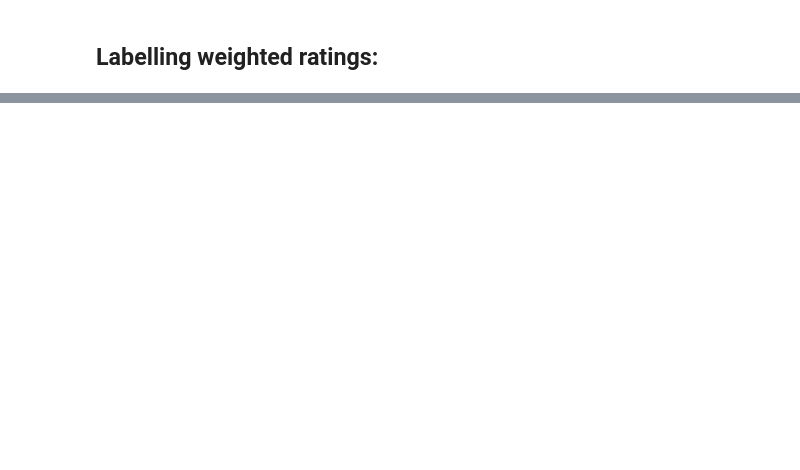
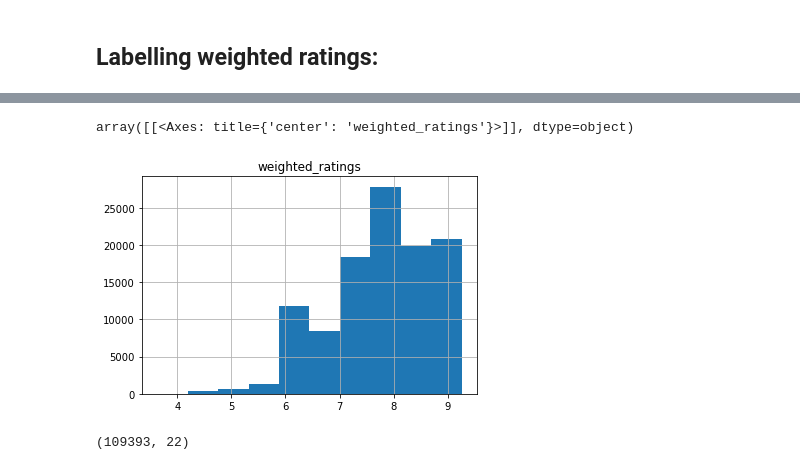
Before and after one commit to caseynator123/EDP_assigment2, a Jupyter notebook: preprocessing/preprocessing_data.ipynb, the cells around one changed output, grey strips where cells are left out. Cells and saved outputs as stored; diff of their text form; code cells hidden in the pictures; blank space fills up the shorter version.

```diff
--- a/preprocessing/preprocessing_data.ipynb
+++ b/preprocessing/preprocessing_data.ipynb
@@ -235,0 +261,8 @@ df.to_csv(path + 'processed/processed_books.csv', index = False)
+# %%
+read_books = weighted_ratings.groupby('ISBN')['times_read'].sum()
+
+# books that have are in the top 20% of times read
+books_over = read_books[read_books > np.quantile(list(read_books), q = 0.8)].index
+# %%
+weighted_ratings = weighted_ratings[weighted_ratings['ISBN'].isin(books_over)]
+weighted_ratings
@@ -235,0 +283,7 @@ df.to_csv(path + 'processed/processed_books.csv', index = False)
+# %%
+m = np.quantile(list(weighted_ratings['times_read']), q = 0.8)
+t = weighted_ratings['times_read']
+a = weighted_ratings['average_rating']
+c = ratings[ratings['ISBN'].isin(books_over)]['Book-Rating'].mean()
+# %%
+weighted_ratings['weighted_ratings'] = ((t*a/(t+m))) + ((m*c/(m+t)))
@@ -235,0 +312,5 @@ df.to_csv(path + 'processed/processed_books.csv', index = False)
+# %%
+weighted_ratings.hist('weighted_ratings')
+# %% [output]
+array([[<Axes: title={'center': 'weighted_ratings'}>]], dtype=object)
+[figure, added]
@@ -235,0 +319,4 @@ df.to_csv(path + 'processed/processed_books.csv', index = False)
+# %%
+df.shape
+# %% [output]
+(109393, 22)
```
Also changed, not shown: parts of 36 cells of this notebook, 6 other files.
